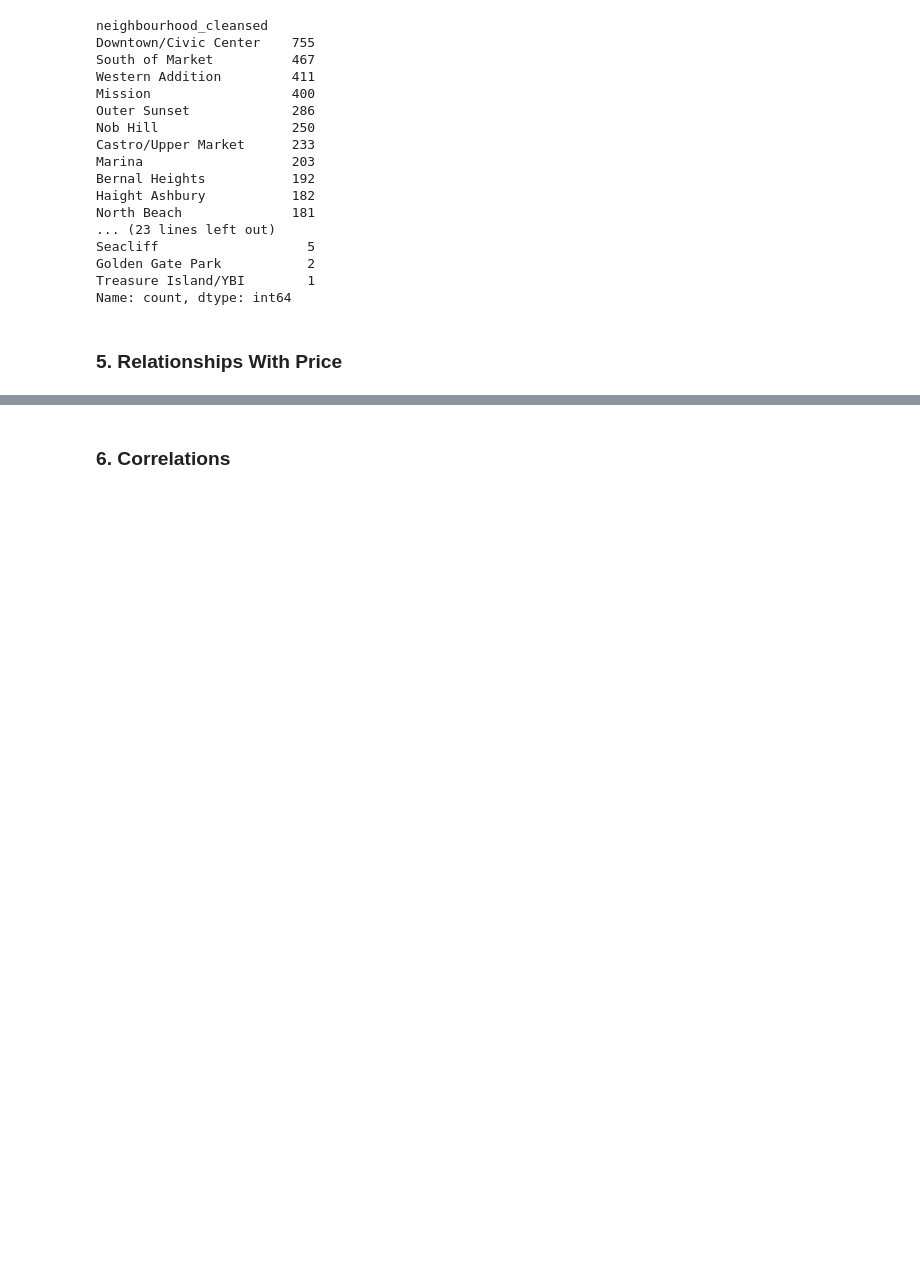
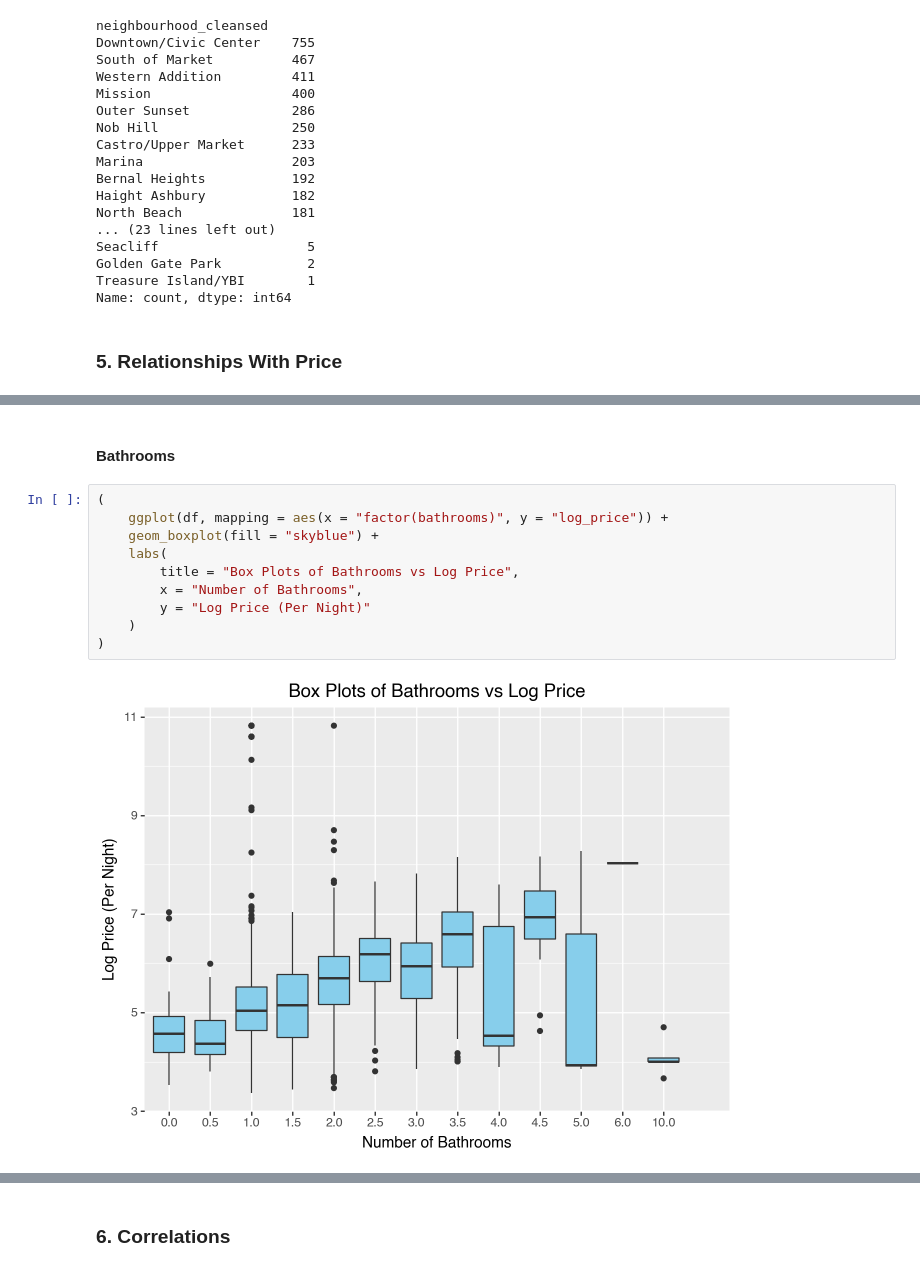
Before and after one commit to matteosaisi/airbnb-pricing-optimization, a Jupyter notebook: notebooks/01_data_exploration.ipynb, the cells around one changed output, grey strips where cells are left out. Drawn from its saved outputs; the diff is of its cells as text; blank space fills up the shorter version.

```diff
--- a/notebooks/01_data_exploration.ipynb
+++ b/notebooks/01_data_exploration.ipynb
@@ -368,0 +441,14 @@ Name: count, dtype: int64
+# %% [markdown]
+#### Bathrooms
+# %%
+(
+    ggplot(df, mapping = aes(x = "factor(bathrooms)", y = "log_price")) +
+    geom_boxplot(fill = "skyblue") +
+    labs(
+        title = "Box Plots of Bathrooms vs Log Price",
+        x = "Number of Bathrooms",
+        y = "Log Price (Per Night)"
+    )
+)
+# %% [output]
+[figure, added]
```
Also changed, not shown: parts of 25 cells of this notebook.
